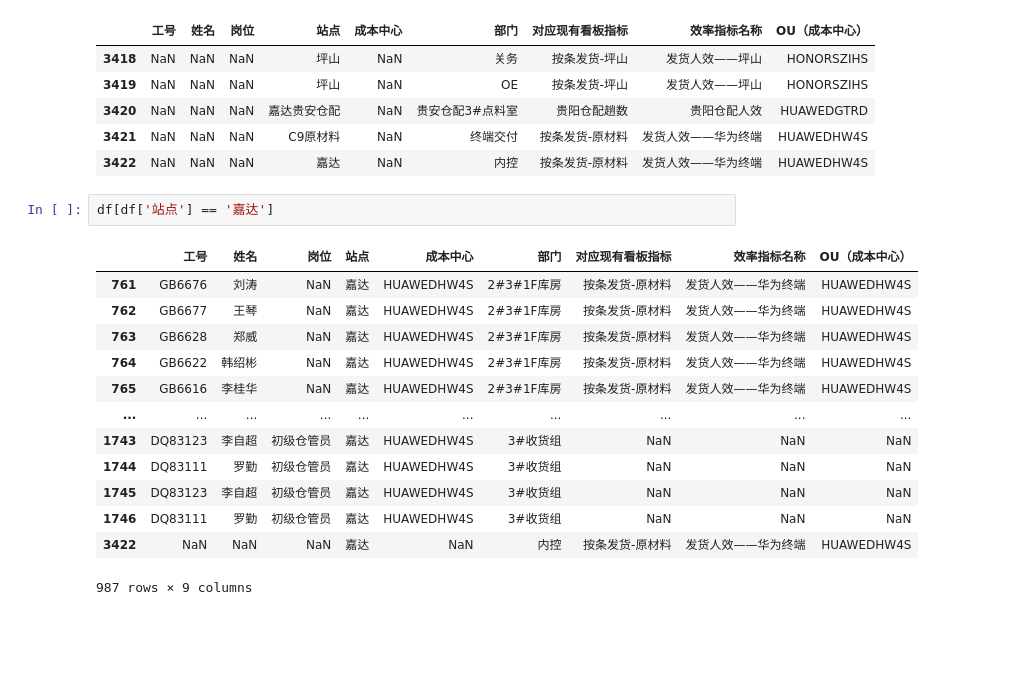
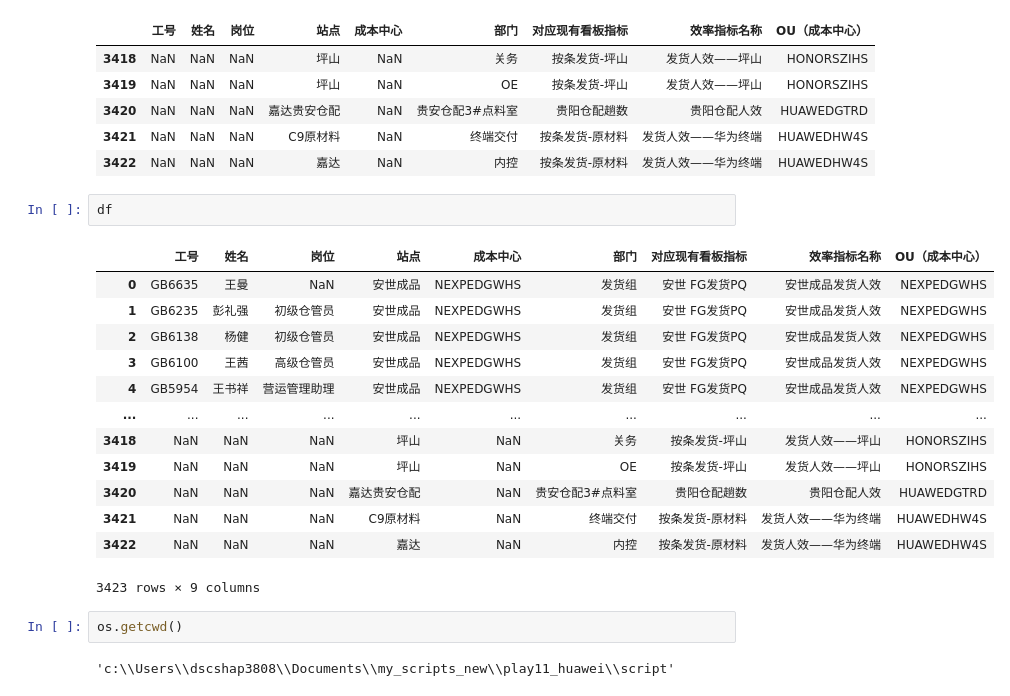
Before and after one commit to fyenne/play11_huawei, a Jupyter notebook: script/huawei2.ipynb, the cells around one changed output. Drawn from its saved outputs; the diff is of its cells as text; blank space fills up the shorter version.

```diff
--- a/script/huawei2.ipynb
+++ b/script/huawei2.ipynb
@@ -40,20 +40,24 @@ nass = df[df['姓名'].isna()];nass
 | 3420 | NaN | NaN | NaN | 嘉达贵安仓配 | NaN | 贵安仓配3#点料室 | 贵阳仓配趟数 | 贵阳仓配人效 | HUAWEDGTRD |
 | 3421 | NaN | NaN | NaN | C9原材料 | NaN | 终端交付 | 按条发货-原材料 | 发货人效——华为终端 | HUAWEDHW4S |
 | 3422 | NaN | NaN | NaN | 嘉达 | NaN | 内控 | 按条发货-原材料 | 发货人效——华为终端 | HUAWEDHW4S |
-# %%
-df[df['站点'] == '嘉达']
-# %% [output]
-|  | 工号 | 姓名 | 岗位 | 站点 | 成本中心 | 部门 | 对应现有看板指标 | 效率指标名称 | OU（成本中心） |
-| 761 | GB6676 | 刘涛 | NaN | 嘉达 | HUAWEDHW4S | 2#3#1F库房 | 按条发货-原材料 | 发货人效——华为终端 | HUAWEDHW4S |
-| 762 | GB6677 | 王琴 | NaN | 嘉达 | HUAWEDHW4S | 2#3#1F库房 | 按条发货-原材料 | 发货人效——华为终端 | HUAWEDHW4S |
-| 763 | GB6628 | 郑威 | NaN | 嘉达 | HUAWEDHW4S | 2#3#1F库房 | 按条发货-原材料 | 发货人效——华为终端 | HUAWEDHW4S |
-| 764 | GB6622 | 韩绍彬 | NaN | 嘉达 | HUAWEDHW4S | 2#3#1F库房 | 按条发货-原材料 | 发货人效——华为终端 | HUAWEDHW4S |
-| 765 | GB6616 | 李桂华 | NaN | 嘉达 | HUAWEDHW4S | 2#3#1F库房 | 按条发货-原材料 | 发货人效——华为终端 | HUAWEDHW4S |
-| ... | ... | ... | ... | ... | ... | ... | ... | ... | ... |
-| 1743 | DQ83123 | 李自超 | 初级仓管员 | 嘉达 | HUAWEDHW4S | 3#收货组 | NaN | NaN | NaN |
-| 1744 | DQ83111 | 罗勤 | 初级仓管员 | 嘉达 | HUAWEDHW4S | 3#收货组 | NaN | NaN | NaN |
-| 1745 | DQ83123 | 李自超 | 初级仓管员 | 嘉达 | HUAWEDHW4S | 3#收货组 | NaN | NaN | NaN |
-| 1746 | DQ83111 | 罗勤 | 初级仓管员 | 嘉达 | HUAWEDHW4S | 3#收货组 | NaN | NaN | NaN |
-| 3422 | NaN | NaN | NaN | 嘉达 | NaN | 内控 | 按条发货-原材料 | 发货人效——华为终端 | HUAWEDHW4S |
-987 rows × 9 columns
+# %%
+df
+# %% [output]
+|  | 工号 | 姓名 | 岗位 | 站点 | 成本中心 | 部门 | 对应现有看板指标 | 效率指标名称 | OU（成本中心） |
+| 0 | GB6635 | 王曼 | NaN | 安世成品 | NEXPEDGWHS | 发货组 | 安世 FG发货PQ | 安世成品发货人效 | NEXPEDGWHS |
+| 1 | GB6235 | 彭礼强 | 初级仓管员 | 安世成品 | NEXPEDGWHS | 发货组 | 安世 FG发货PQ | 安世成品发货人效 | NEXPEDGWHS |
+| 2 | GB6138 | 杨健 | 初级仓管员 | 安世成品 | NEXPEDGWHS | 发货组 | 安世 FG发货PQ | 安世成品发货人效 | NEXPEDGWHS |
+| 3 | GB6100 | 王茜 | 高级仓管员 | 安世成品 | NEXPEDGWHS | 发货组 | 安世 FG发货PQ | 安世成品发货人效 | NEXPEDGWHS |
+| 4 | GB5954 | 王书祥 | 营运管理助理 | 安世成品 | NEXPEDGWHS | 发货组 | 安世 FG发货PQ | 安世成品发货人效 | NEXPEDGWHS |
+| ... | ... | ... | ... | ... | ... | ... | ... | ... | ... |
+| 3418 | NaN | NaN | NaN | 坪山 | NaN | 关务 | 按条发货-坪山 | 发货人效——坪山 | HONORSZIHS |
+| 3419 | NaN | NaN | NaN | 坪山 | NaN | OE | 按条发货-坪山 | 发货人效——坪山 | HONORSZIHS |
+| 3420 | NaN | NaN | NaN | 嘉达贵安仓配 | NaN | 贵安仓配3#点料室 | 贵阳仓配趟数 | 贵阳仓配人效 | HUAWEDGTRD |
+| 3421 | NaN | NaN | NaN | C9原材料 | NaN | 终端交付 | 按条发货-原材料 | 发货人效——华为终端 | HUAWEDHW4S |
+| 3422 | NaN | NaN | NaN | 嘉达 | NaN | 内控 | 按条发货-原材料 | 发货人效——华为终端 | HUAWEDHW4S |
+3423 rows × 9 columns
+# %%
+os.getcwd()
+# %% [output]
+'c:\\Users\\dscshap3808\\Documents\\my_scripts_new\\play11_huawei\\script'
 # %%
```
Also changed, not shown: parts of 2 cells of this notebook, 3 other files.
